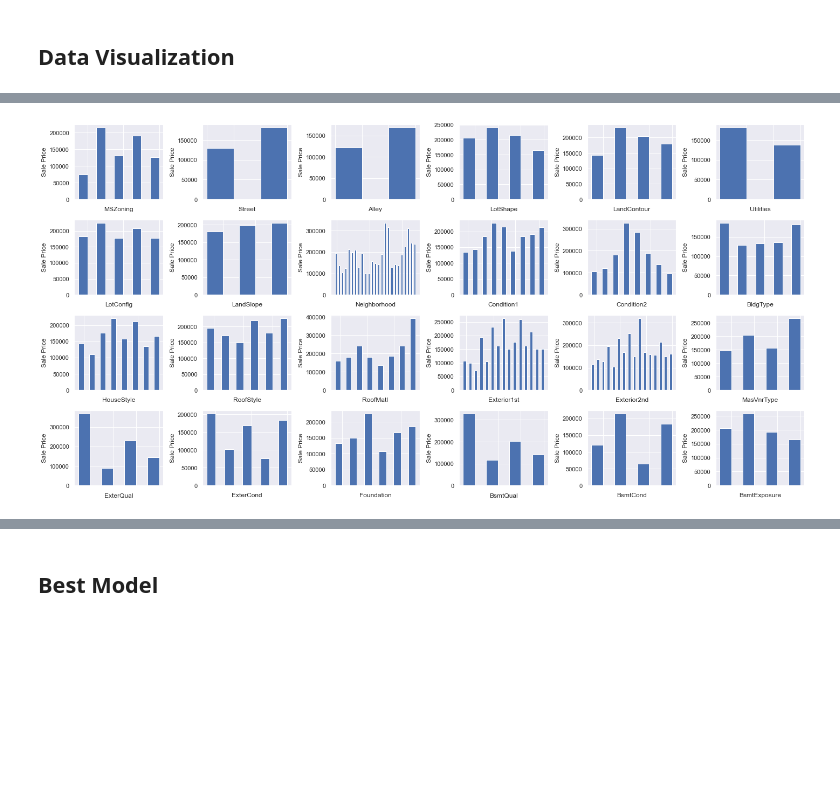
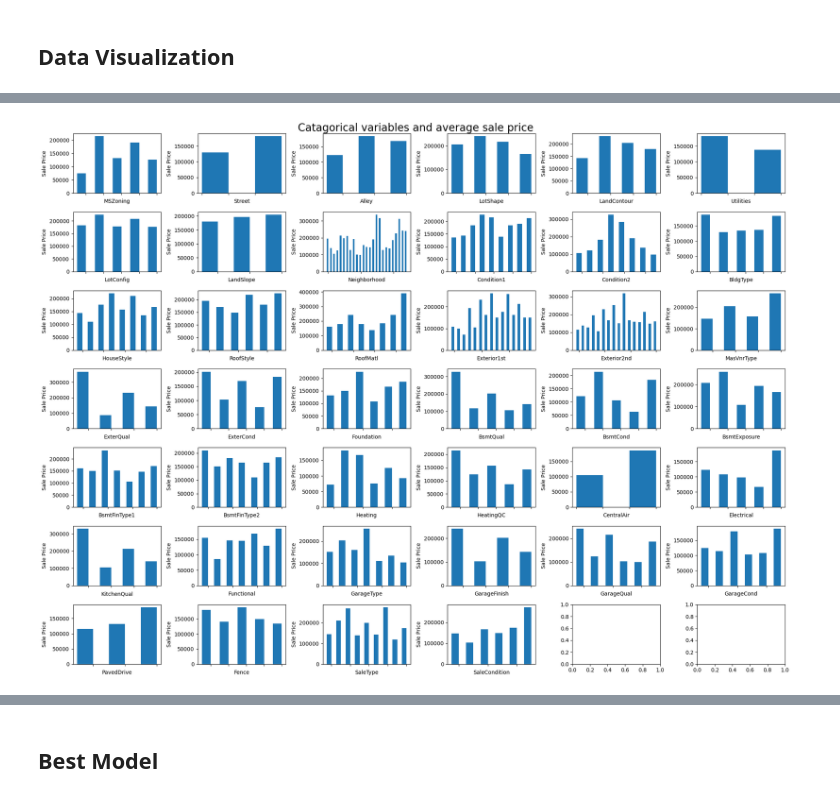
Before and after one commit to trevor-johnson1/w207_finalproject, a Jupyter notebook: EDA/EDA_TJ.ipynb, the cells around one changed output, grey strips where cells are left out. Saved outputs shown, nothing was run; the diff lists cells and outputs as text; code cells hidden in the pictures; blank space fills up the shorter version.

Commit message:
cleaning up eda and exploring a few models

```diff
--- a/EDA/EDA_TJ.ipynb
+++ b/EDA/EDA_TJ.ipynb
@@ -52,2 +127,6 @@ dtype: int64
+# %%
+# some data cleaning
+train = train.rename(columns = {"1stFlrSF": "FirstFlrSF", "2ndFlrSF": "SecondFlrSF", "3SsnPorch": "SsnPorch"})
+test = test.rename(columns = {"1stFlrSF": "FirstFlrSF", "2ndFlrSF": "SecondFlrSF", "3SsnPorch": "SsnPorch"})
 # %% [markdown]
 ## Data Visualization
@@ -63,0 +133,6 @@ print("")
+# %%
+sns.set(rc = {'figure.figsize':(13,3)})
+sns.set_style("whitegrid", {'axes.grid' : False})
+sns.kdeplot(data=train, x="SalePrice", bw_adjust=.8, fill=True)\
+    .set_title("Distribution of the response variable: Sale Price", size=14)
+print("")
@@ -63,0 +141,6 @@ print("")
+# %%
+sns.set(rc = {'figure.figsize':(13,3)})
+sns.set_style("whitegrid", {'axes.grid' : False})
+sns.kdeplot(data=train, x="SalePrice", bw_adjust=.8, fill=True, log_scale=True)\
+    .set_title("Distribution of the log of the response variable: Sale Price", size=14)
+print("")
@@ -111,39 +205,43 @@ for i in range(num_rows):
 # %%
 # categorical exploration
 cat_vars = pd.concat([train.loc[:, train.dtypes == type(train.dtypes[2])], train.SalePrice], axis = 1)
 n_cols = cat_vars.shape[1]
 
 # plots
-num_row = 4
+num_row = 7
 num_col = 6
-fig, ax = plt.subplots(num_row, num_col, figsize = (20, 10))
+fig, ax = plt.subplots(num_row, num_col, figsize = (20, 15))
 
 count_k = 0
 for i in range(num_row):
     for j in range(num_col):
 
         # each df
         var_i = cat_vars.columns[count_k]
 
-        df_i = pd.DataFrame(cat_vars.groupby(var_i)['SalePrice'].mean())
-        df_i.reset_index(inplace = True)
+        if var_i == "SalePrice":
+            pass
+        else:
 
-        # create plot i
-        x = np.arange(df_i.shape[0])
-        width = .5
+            df_i = pd.DataFrame(cat_vars.groupby(var_i)['SalePrice'].mean())
+            df_i.reset_index(inplace = True)
 
-        # set the bars
-        ax[i][j].bar(x - width / 2, df_i.SalePrice, width, label = "x")
-        ax[i][j].set_xlabel(var_i)
-        ax[i][j].set_ylabel("Sale Price")
-        #ax[i][j].set_xticklabels(df_i[var_i], rotation = 90)
-        ax[i][j].set_xticklabels("")
+            # create plot i
+            x = np.arange(df_i.shape[0])
+            width = .5
 
-        count_k += 1
+            # set the bars
+            ax[i][j].bar(x - width / 2, df_i.SalePrice, width, label = "x")
+            ax[i][j].set_xlabel(var_i)
+            ax[i][j].set_ylabel("Sale Price")
+            #ax[i][j].set_xticklabels(df_i[var_i], rotation = 90)
+            ax[i][j].set_xticklabels("")
 
+            count_k += 1
 
+fig.suptitle("Catagorical variables and average sale price", size=20)
 fig.tight_layout()
 
 print("")
 # %% [output]
-[figure, old version]
+[figure, new version]
```
Also changed, not shown: parts of 22 cells of this notebook.
